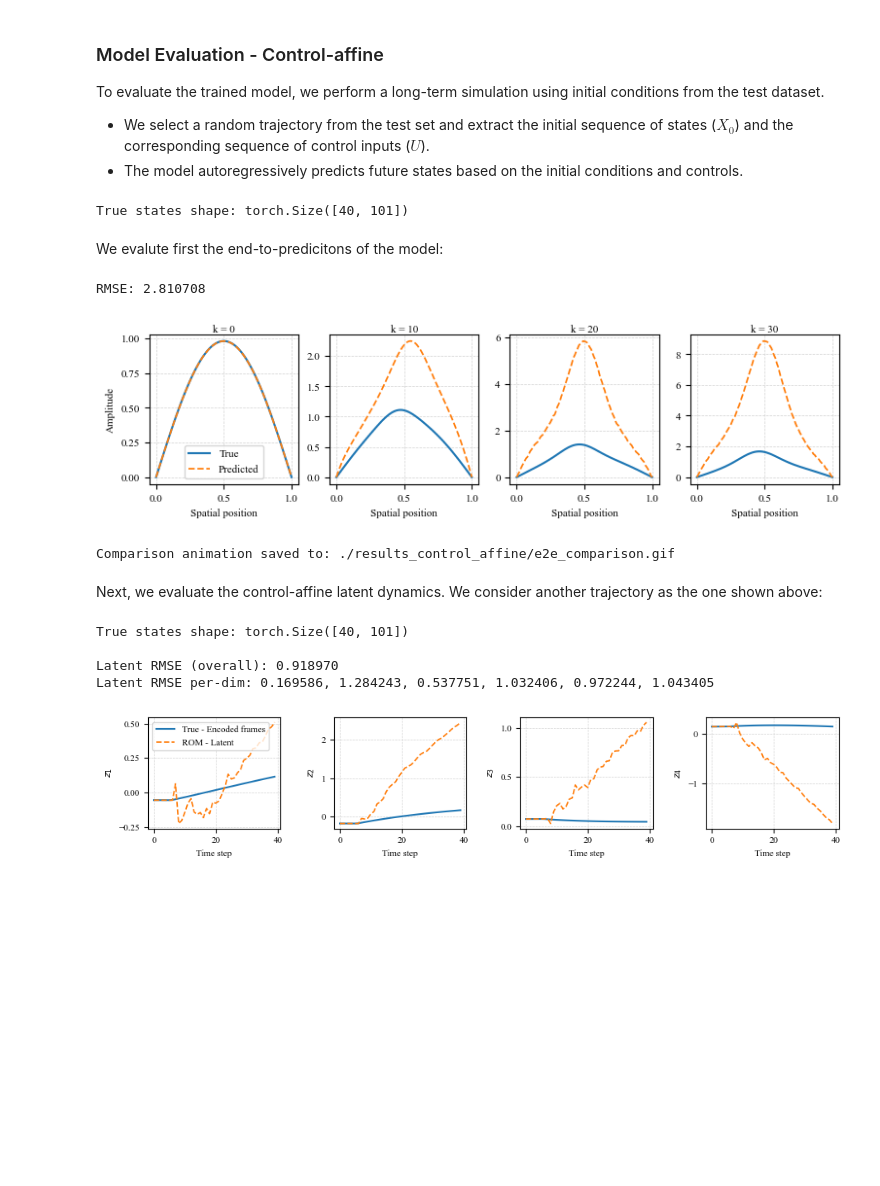
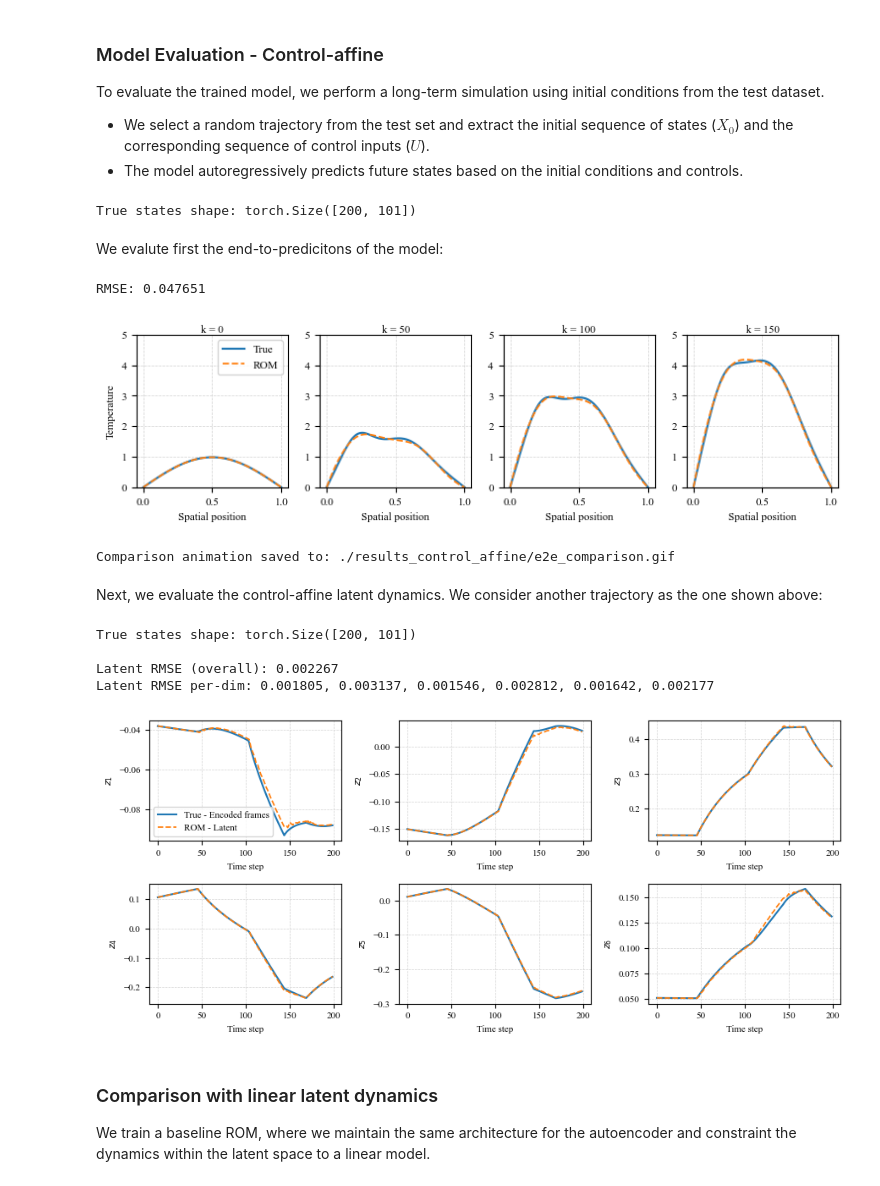
Before and after one commit to mjalled/DeepE2EROM, a Jupyter notebook: examples/heat_diffusion/ROM.ipynb, the cells around one changed output. Saved outputs shown, nothing was run; the diff lists cells and outputs as text; code cells hidden in the pictures; blank space fills up the shorter version.

```diff
--- a/examples/heat_diffusion/ROM.ipynb
+++ b/examples/heat_diffusion/ROM.ipynb
@@ -87,7 +88,7 @@ config = DataConfig(
     # Scaling
     scale_states=False,
     scale_controls=True,
-    scale_states_collectively=False,         # Not relevant since scale_states=False
+    scale_states_collectively=True,          # Not relevant since scale_states=False
     scale_controls_collectively=True,        # Scale controls separately
     scaling_method="minmax",                 # Scaling method: "minmax" or "standard"
 
@@ -327,17 +326,17 @@ To evaluate the trained model, we perform a long-term simulation using initial c
 - The model autoregressively predicts future states based on the initial conditions and controls.
 # %%
 # load the model
-#model.load_state_dict(torch.load('./results_control_affine/best_model.pth'))
+model.load_state_dict(torch.load('./results_control_affine/best_model.pth'))
 
 # Evaluate a test simulation
-sim_idx = 123
-sim_length = 40
+sim_idx = 447
+sim_length = 200
 init_idx = 0 # randomly chosen initial conditions
 test_sim = processed_data['simulations']['test'][sim_idx]
 
 # get initial conditions and controls
 X0 = test_sim.states_scaled[0, init_idx:init_idx+lookback]
-U = test_sim.controls[0, init_idx:]
+U = test_sim.controls_scaled[0, init_idx:]
 
 # ground truth states
 true_states = test_sim.states_scaled[0, init_idx+lookback:init_idx+lookback+sim_length].cpu()
@@ -346,7 +345,7 @@ print("True states shape:", true_states.shape)
 # simulate
 pred_latents, pred_states = model.simulate(X0, U, sim_length) # Input sequences should not be batched
 # %% [output]
-True states shape: torch.Size([40, 101])
+True states shape: torch.Size([200, 101])
 # %% [markdown]
 We evalute first the end-to-predicitons of the model:
 # %%
@@ -366,11 +365,12 @@ for t in range(num_timesteps):
     timestep = t * step_size
     axs[t].plot(np.linspace(0,1,true_states.shape[1]), true_states[timestep], color='C0', label='True')
     axs[t].set_title(r"k = {}".format(timestep), fontproperties=times_font, pad=1)
-    axs[t].plot(np.linspace(0,1,pred_states.shape[1]), pred_states[timestep], color='C1', linestyle='--', label='Predicted', linewidth=1.25)
+    axs[t].plot(np.linspace(0,1,pred_states.shape[1]), pred_states[timestep], color='C1', linestyle='--', label='ROM', linewidth=1.25)
     axs[t].grid(color='lightgray', linestyle='--', linewidth=0.5)
     axs[t].set_xlabel('Spatial position', fontproperties=times_font)
+    axs[t].set_ylim([0, 5])
     if t == 0:
-        axs[t].set_ylabel('Amplitude', fontproperties=times_font)
+        axs[t].set_ylabel('Temperature', fontproperties=times_font)
         axs[t].legend(prop=times_font_leg)
 for ax in axs:
     for label in ax.get_xticklabels() + ax.get_yticklabels():
@@ -385,8 +385,8 @@ animate_compare_1Dsimulations(
     save_path="./results_control_affine/e2e_comparison.gif",
 )
 # %% [output]
-RMSE: 2.810708
+RMSE: 0.047651
-[figure, old version]
+[figure, new version]
 Comparison animation saved to: ./results_control_affine/e2e_comparison.gif
 # %% [markdown]
 Next, we evaluate the control-affine latent dynamics. We consider another trajectory as the one shown above:
@@ -394,14 +394,14 @@ Next, we evaluate the control-affine latent dynamics. We consider another trajec
 import matplotlib.pyplot as plt
 
 # Evaluate a test simulation
-sim_idx = 123
-sim_length = 40
+sim_idx = 449
+sim_length = 200
 init_idx = 0 # randomly chosen initial conditions
 test_sim = processed_data['simulations']['test'][sim_idx]
 
 # get initial conditions and controls
 X0 = test_sim.states_scaled[0, init_idx:init_idx+lookback]
-U = test_sim.controls[0, init_idx:]
+U = test_sim.controls_scaled[0, init_idx:]
 
 # ground truth states
 true_states = test_sim.states_scaled[0, init_idx+lookback:init_idx+lookback+sim_length]
@@ -411,38 +411,42 @@ print("True states shape:", true_states.shape)
 pred_latents, pred_states = model.simulate(X0, U, sim_length) # Input sequences should not be batched
 
 # Get the true latents
 model.eval()
 with torch.no_grad():
     true_latents = model.encoder(true_states).cpu() # input shape for the encoder (*, nb_channels, height, width)
 
 
-# Plot latent dynamics comparison
-vis_latent = min(4, latent_dim)  # number of latent dimensions to visualize
-fig, axs = plt.subplots(1, vis_latent, figsize=(9.15, 2))
-axs = np.atleast_1d(axs) # type: ignore
+# Plot latent dynamics comparison for all latent dimensions in a 2x3 grid
+vis_latent = latent_dim  # show all latent dimensions
+fig, axs = plt.subplots(2, 3, figsize=(9, 4))
+axs = axs.flatten()
 for t in range(vis_latent):
     axs[t].plot(true_latents[:, t], color='C0')
     axs[t].plot(pred_latents[:, t], linestyle='--', color='C1', linewidth=1.25)
     axs[t].set_ylabel(r"$z_{}$".format(t+1), fontproperties=times_font)
     axs[t].set_xlabel('Time step', fontproperties=times_font)
     if t == 0:
         axs[t].legend(['True - Encoded frames', 'ROM - Latent'], prop=times_font_leg)
     axs[t].grid(color='lightgray', linestyle='--', linewidth=0.5)
 for ax in axs:
     for label in ax.get_xticklabels() + ax.get_yticklabels():
         label.set_fontproperties(times_font)
 plt.tight_layout()
 fig.savefig("./results_control_affine/latent_dynamics_comparison.pdf", dpi=300, bbox_inches='tight')
 # Compute RMSE
 with torch.no_grad():
     diff = pred_latents - true_latents
     latent_rmse_overall = torch.sqrt(torch.mean(diff ** 2)).item()
     latent_rmse_per_dim = torch.sqrt(torch.mean(diff ** 2, dim=0)).detach().cpu()
 print(f"\nLatent RMSE (overall): {latent_rmse_overall:.6f}")
 print("Latent RMSE per-dim: " + ", ".join([f"{v:.6f}" for v in latent_rmse_per_dim]))
 # %% [output]
-True states shape: torch.Size([40, 101])
+True states shape: torch.Size([200, 101])
 
-Latent RMSE (overall): 0.918970
-Latent RMSE per-dim: 0.169586, 1.284243, 0.537751, 1.032406, 0.972244, 1.043405
+Latent RMSE (overall): 0.002267
+Latent RMSE per-dim: 0.001805, 0.003137, 0.001546, 0.002812, 0.001642, 0.002177
-[figure, old version]
+[figure, new version]
+# %% [markdown]
+### Comparison with linear latent dynamics
+
+We train a baseline ROM, where we maintain the same architecture for the autoencoder and constraint the dynamics within the latent space to a linear model.
```
Also changed, not shown: parts of 10 cells of this notebook, 16 other files.
